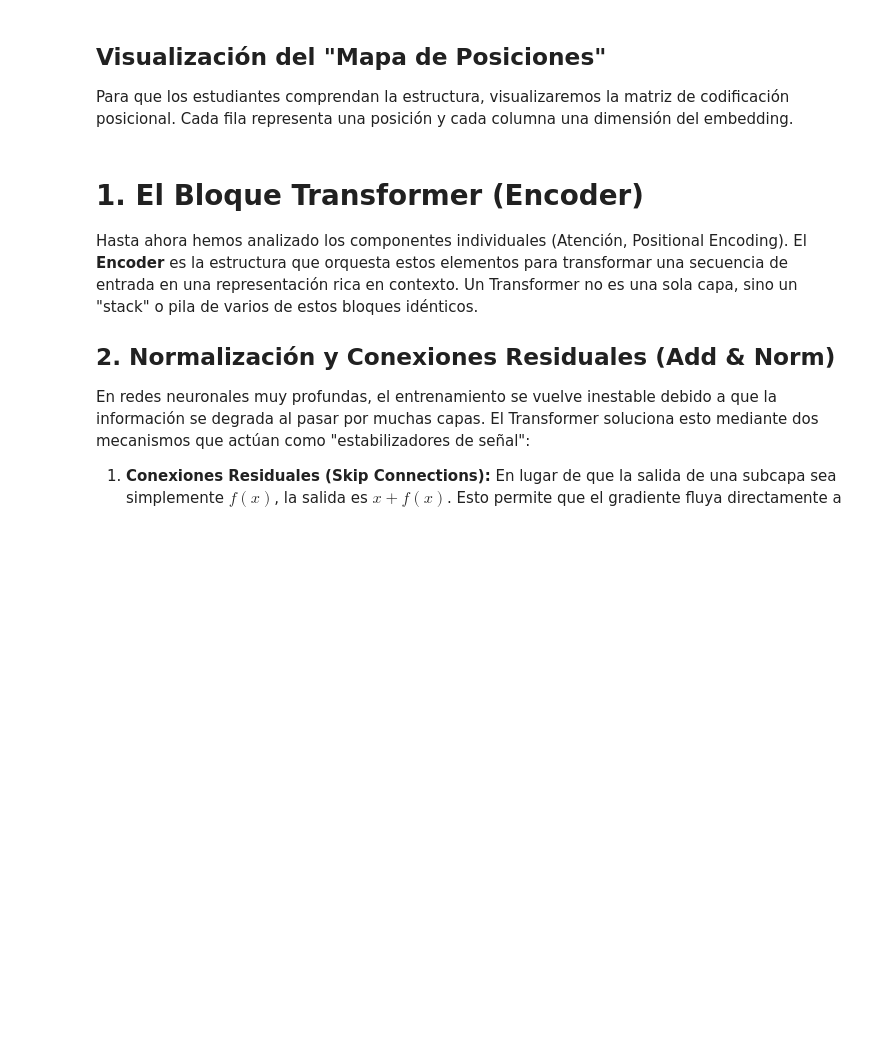
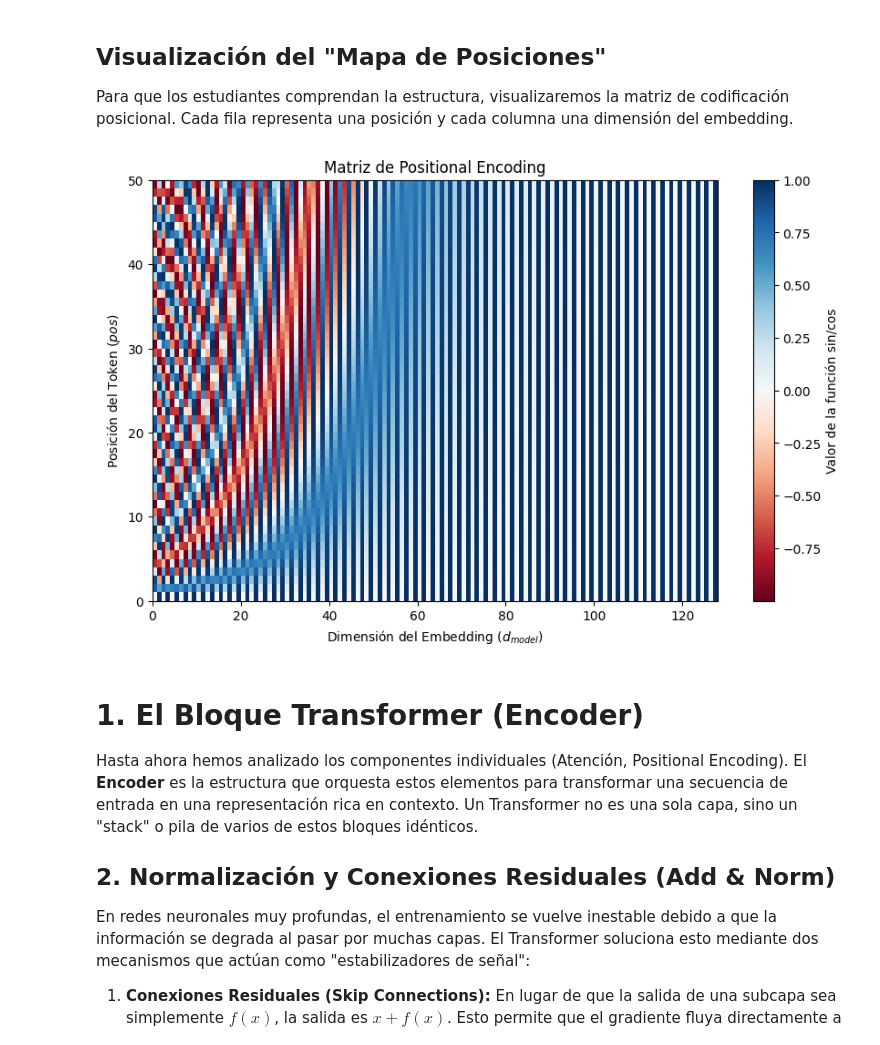
Before and after one commit to UN-GCPDS/ProcesamientoLenguajeNatural, a Jupyter notebook: Clase 6/Clase 6.ipynb, the cells around one changed output. Saved outputs shown, nothing was run; the diff lists cells and outputs as text; code cells hidden in the pictures; blank space fills up the shorter version.

```diff
--- a/Clase 6/Clase 6.ipynb
+++ b/Clase 6/Clase 6.ipynb
@@ -266,6 +281,10 @@ def plot_pe():
     plt.show()
 
 # plot_pe() # Ejecutar para ver el patrón de interferencia que permite al modelo "medir" distancias
+# %%
+plot_pe()
+# %% [output]
+[figure, added]
 # %% [markdown]
 # 1. El Bloque Transformer (Encoder)
 
```
Also changed, not shown: parts of 17 cells of this notebook, 2 other files.
